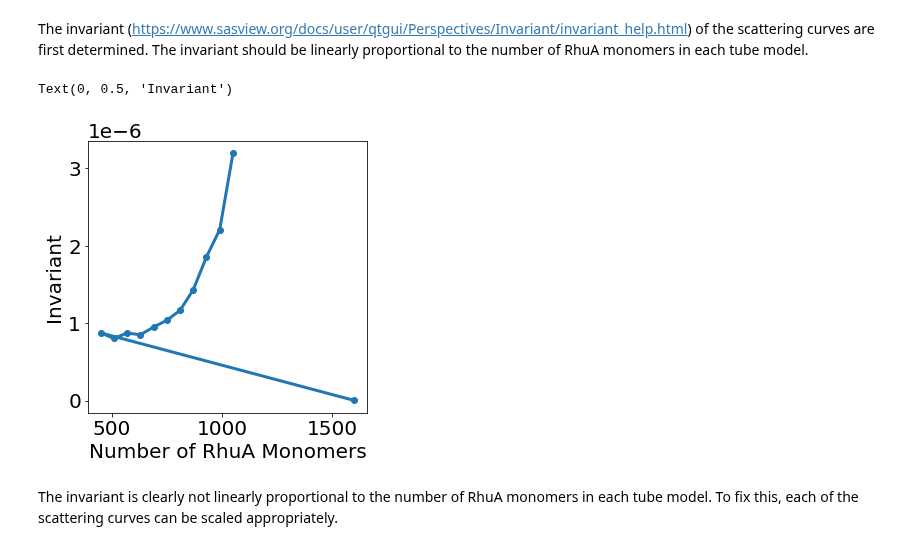
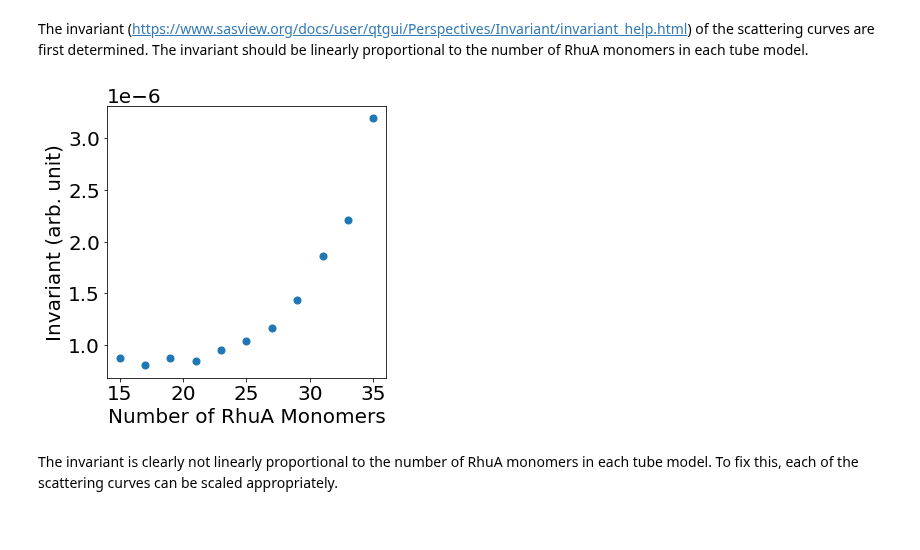
Before and after one commit to pozzo-research-group/MC-DFM, a Jupyter notebook: Notebooks/RhuA Tubes Fitting Experimental Data.ipynb, the cells around one changed output. Drawn from its saved outputs; the diff is of its cells as text; code cells hidden in the pictures.

```diff
--- a/Notebooks/RhuA Tubes Fitting Experimental Data.ipynb
+++ b/Notebooks/RhuA Tubes Fitting Experimental Data.ipynb
@@ -73,14 +73,16 @@ invariant_array = np.array(invariant_list)
 # %%
 plt.rcParams.update({'font.size': 20})
 plt.subplots(figsize=(5,5))
 spheres = np.array([1/30*1600,15,17,19,21,23,25,27,29,31,33,35])*30
-plt.plot(spheres, invariant_array, linewidth=3, marker='o')
+#plt.plot(spheres[1:], invariant_array[1:], linewidth=3, marker='o')
+plt.scatter(spheres[1:]/30, invariant_array[1:], s=50)
 plt.xlabel('Number of RhuA Monomers')
-plt.ylabel('Invariant')
-#plt.savefig('../Images/models_curve_unscaled_cubes_invariant.png', dpi=300, bbox_inches="tight")
+plt.ylabel('Invariant (arb. unit)')
+plt.xticks([15, 20, 25, 30, 35])
+#plt.savefig('../Images/RhuA/Invariant_Before.png', dpi=600, bbox_inches="tight")
+plt.show()
 # %% [output]
-Text(0, 0.5, 'Invariant')
-[figure, old version]
+[figure, new version]
 # %% [markdown]
 The invariant is clearly not linearly proportional to the number of RhuA monomers in each tube model. To fix this, each of the scattering curves can be scaled appropriately.
 # %%
```
Also changed, not shown: parts of 3 cells of this notebook.
